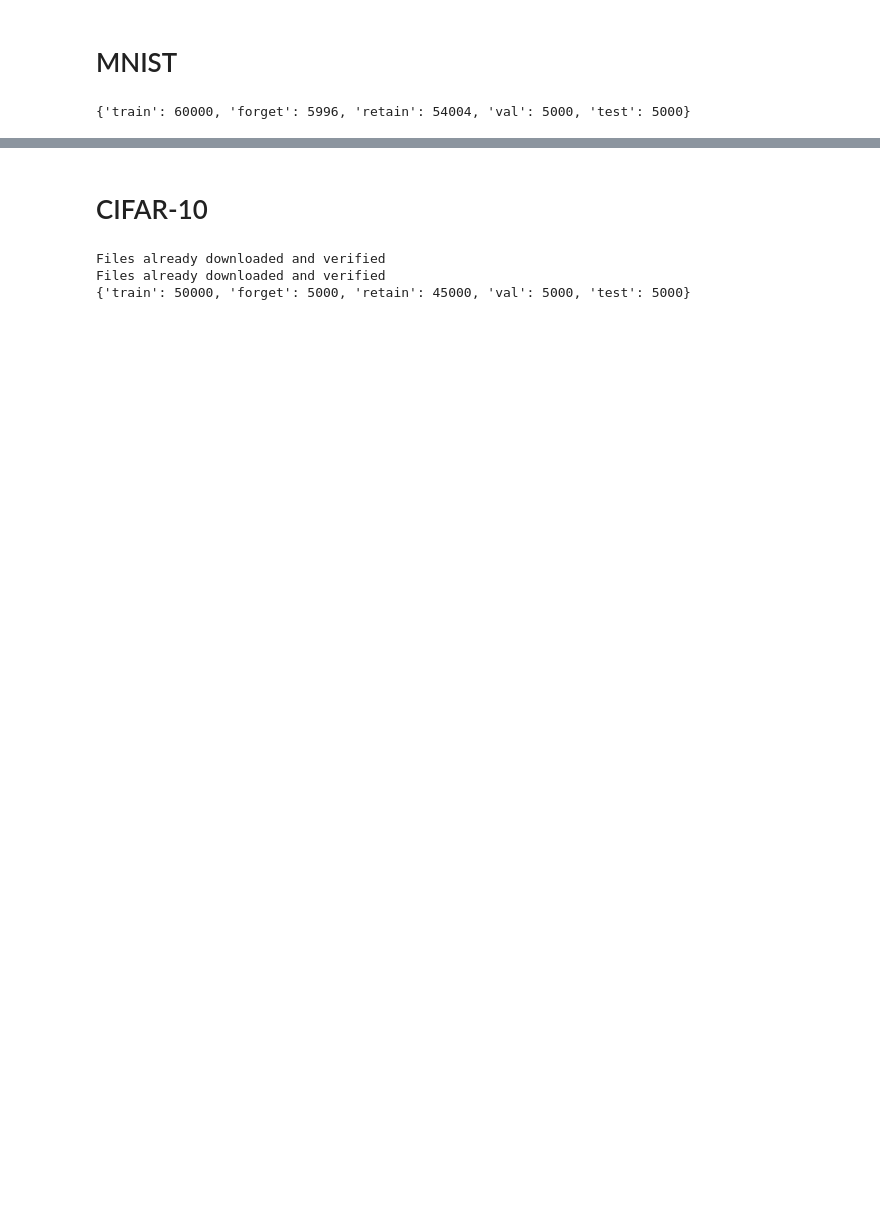
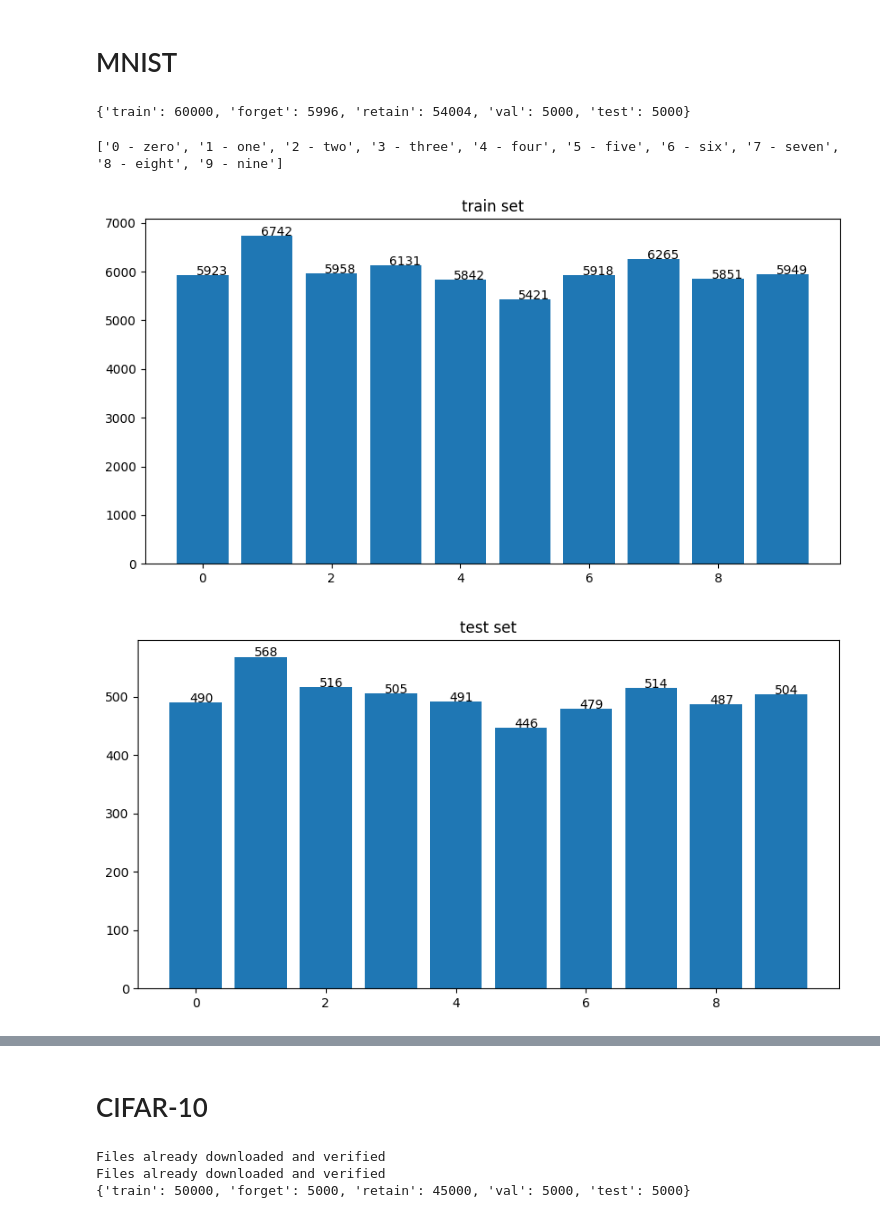
Before and after one commit to cspartalis/LoTUS, a Jupyter notebook: notebooks/simple_EDA.ipynb, the cells around one changed output, grey strips where cells are left out. Cells and saved outputs as stored; diff of their text form; code cells hidden in the pictures; blank space fills up the shorter version.

Commit message:
Done dataloders and simple EDA
Stratified splitting held-out set to test and val

```diff
--- a/notebooks/simple_EDA.ipynb
+++ b/notebooks/simple_EDA.ipynb
@@ -3,5 +7,29 @@ import sys
 sys.path.append('../src')
 from data_utils import UnlearningDataLoader
+# %%
+def plot_samples_per_class(dataloader: object):
+    """
+    Plot the number of samples per class in the dataset.
+    """
+    class_dist_per_split = {}
+    # Get the number of samples per class
+    class_dist_per_split["train"] = dataloader.get_samples_per_class('train')
+    class_dist_per_split["test"] = dataloader.get_samples_per_class('test')
+    class_dist_per_split["val"] = dataloader.get_samples_per_class('val')
+    class_dist_per_split["retain"] = dataloader.get_samples_per_class('retain')
+    class_dist_per_split["forget"] = dataloader.get_samples_per_class('forget')
+    class_names = list(class_dist_per_split["train"].keys())
+
+    # Create figures per data split.
+    figures = []
+    for idx, val in class_dist_per_split.items():
+        fig = plt.figure(figsize=(10, 5))
+        plt.bar(class_names, list(val.values()))
+        plt.title(idx + ' set')
+        for i, v in enumerate(val.values()):
+            plt.text(i-0.1, v+0.5, str(v))
+        figures.append(fig)
+    plt.show()
 # %% [markdown]
 # MNIST
 # %%
@@ -10,3 +38,12 @@ dataloaders, dataset_sizes = mnist.load_data()
 print(dataset_sizes)
 # %% [output]
 {'train': 60000, 'forget': 5996, 'retain': 54004, 'val': 5000, 'test': 5000}
+# %%
+print(mnist.classes)
+# %% [output]
+['0 - zero', '1 - one', '2 - two', '3 - three', '4 - four', '5 - five', '6 - six', '7 - seven', '8 - eight', '9 - nine']
+# %%
+plot_samples_per_class(mnist)
+# %% [output]
+[figure, added]
+[figure, added]
```
Also changed, not shown: parts of 8 cells of this notebook, 3 other files.
